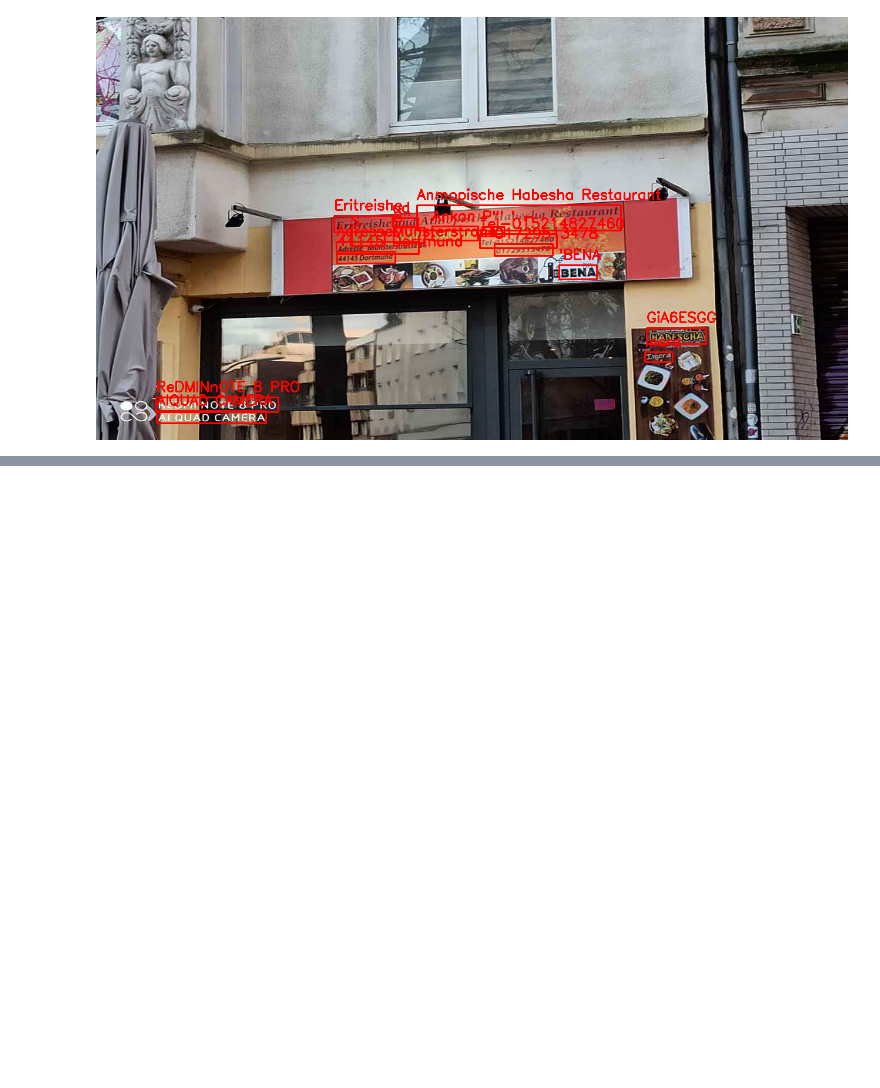
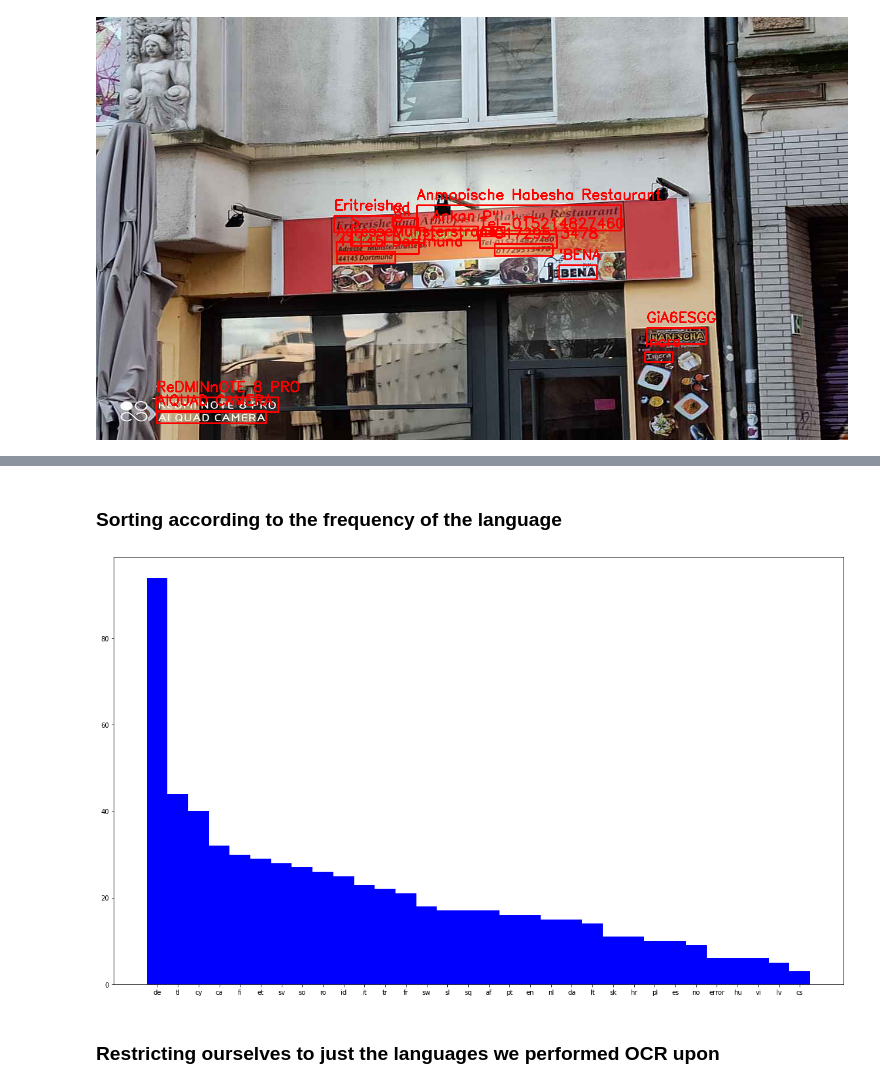
Before and after one commit to vk18mishra/Multilingual-Landscaping-in-Dortmund-Nordstadt, a Jupyter notebook: RMEL_Project_Landscaping.ipynb, the cells around one changed output, grey strips where cells are left out. Cells and saved outputs as stored; diff of their text form; code cells hidden in the pictures; blank space fills up the shorter version.

```diff
--- a/RMEL_Project_Landscaping.ipynb
+++ b/RMEL_Project_Landscaping.ipynb
@@ -180,0 +203,21 @@ df_temp
+# %%
+langs = []
+dict_lang = dict()
+for img_wd in tqdm(main_list_text):
+  if not img_wd:
+    continue
+  for word in img_wd:
+    # b = TextBlob(word)
+    # print(word)
+    try:
+      lang_wd = detect(word)
+    except:
+        lang_wd = "error"
+        print("This word throws error:", word)
+    #langs.append(lang_wd)
+    if lang_wd not in dict_lang:
+      dict_lang[lang_wd] = 1
+    else:
+      dict_lang[lang_wd] = dict_lang[lang_wd] + 1
+# langs_set = set(langs)
+# print(langs_set)
@@ -180,0 +231,20 @@ df_temp
+# %% [markdown]
+### **Sorting according to the frequency of the language**
+# %%
+dict_lang_t = sorted(dict_lang.items(), key=lambda x: x[1], reverse=True)
+lang_list_sort = []
+freq_sort = []
+for lang in dict_lang_t:
+    lang_list_sort_t = lang[0]
+    freq_sort_t = lang[1]
+    lang_list_sort.append(lang_list_sort_t)
+    freq_sort.append(freq_sort_t)
+# %%
+width = 1.0
+plt.figure(figsize=(20,12))
+plt.bar(lang_list_sort, freq_sort, width, color='b')
+plt.show()
+# %% [output]
+[figure, added]
+# %% [markdown]
+### **Restricting ourselves to just the languages we performed OCR upon**
```
Also changed, not shown: parts of 16 cells of this notebook.
